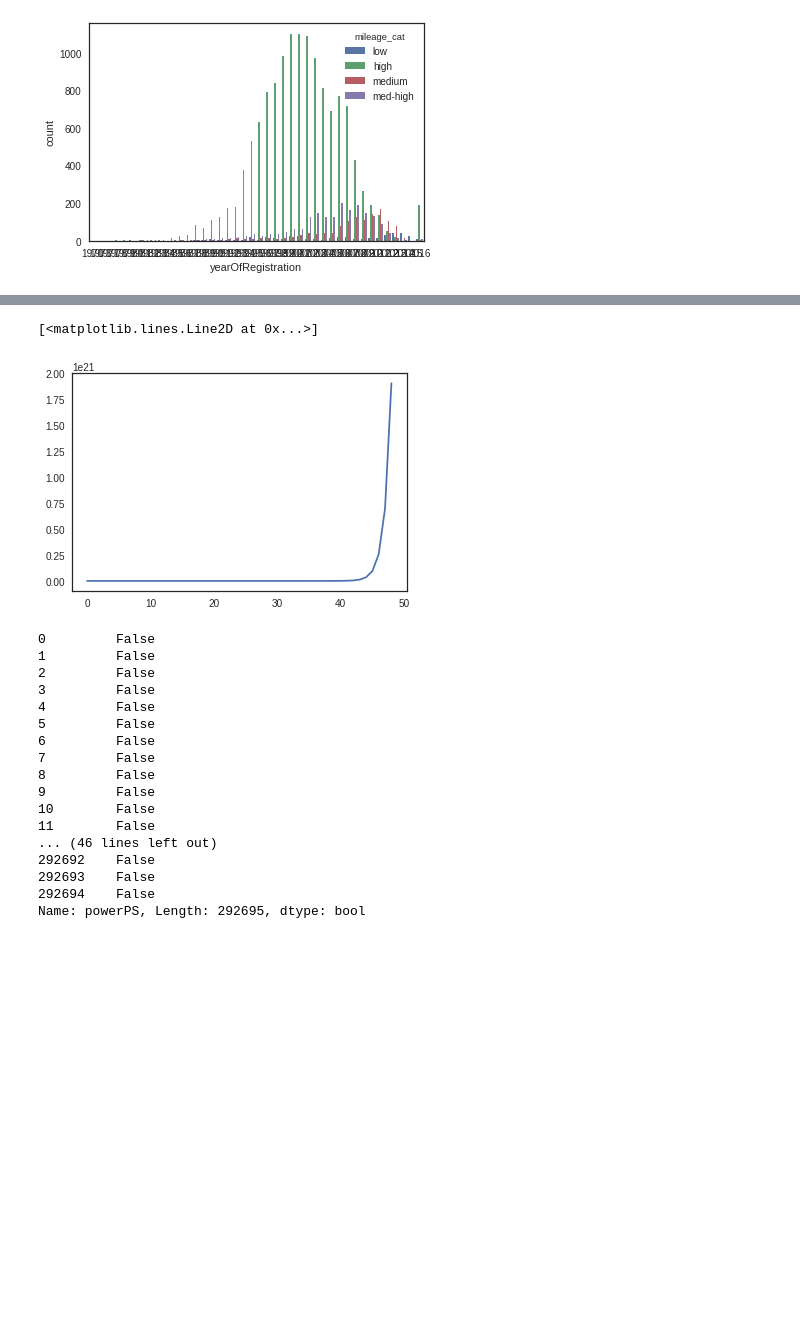
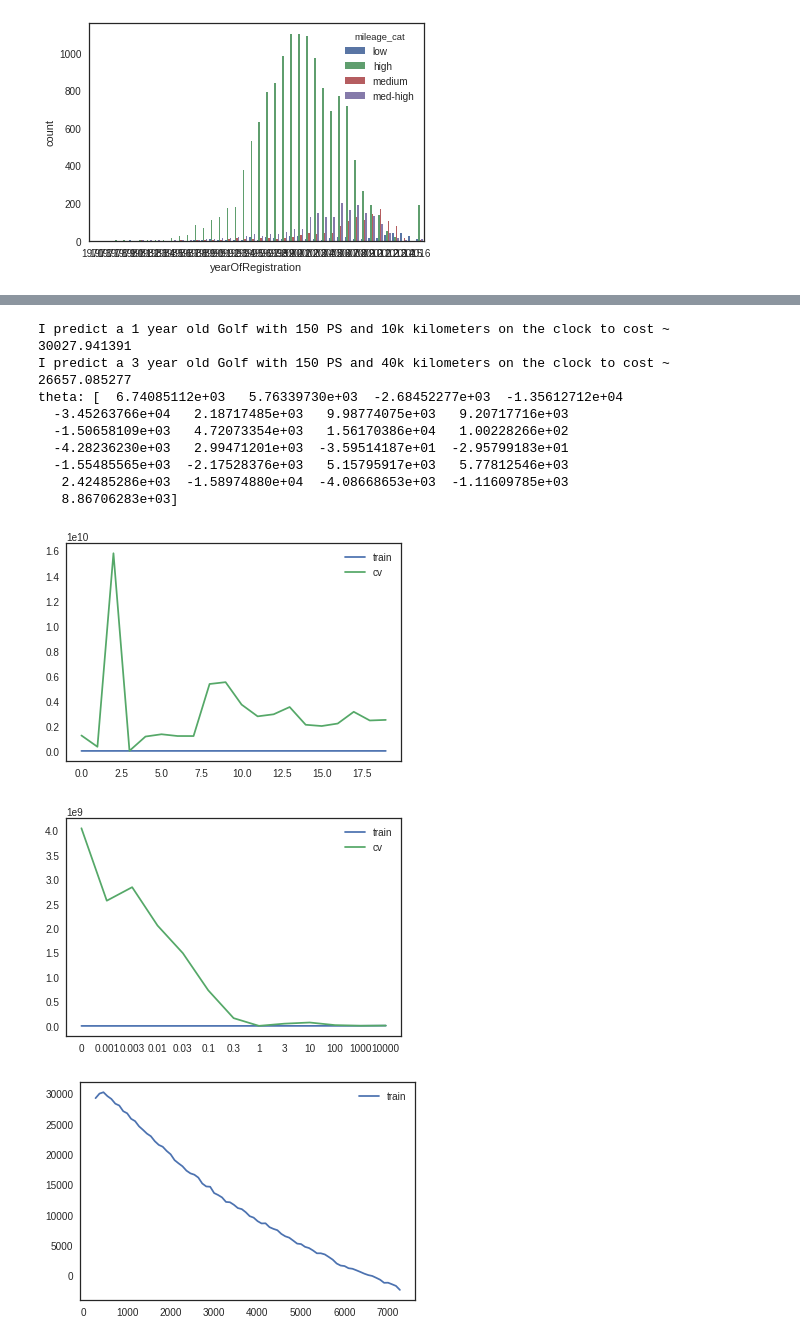
Before and after one commit to jonathanschmitz/car-price-modelling, a Jupyter notebook: car-prices.ipynb, the cells around one changed output, grey strips where cells are left out. Drawn from its saved outputs; the diff is of its cells as text; code cells hidden in the pictures; blank space fills up the shorter version.

```diff
--- a/car-prices.ipynb
+++ b/car-prices.ipynb
@@ -155,25 +155,19 @@ theta: [  5.78075234e+03   7.09490134e+03  -3.79643188e+03  -1.90589724e+04
-# %%
-plt.plot(np.exp(np.arange(1, 50)))
-# %% [output]
-[<matplotlib.lines.Line2D at 0x...>]
-[figure, removed]
-# %%
-cars.powerPS < 1
-# %% [output]
-0         False
-1         False
-2         False
-3         False
-4         False
-5         False
-6         False
-7         False
-8         False
-9         False
-10        False
-11        False
-... (46 lines left out)
-292692    False
-292693    False
-292694    False
-Name: powerPS, Length: 292695, dtype: bool
+# %%
+# try to fit model
+import main
+import importlib
+importlib.reload(main)
+main.fit_params(cars[cars.model=="3er"].loc[:, ("powerPS", "kilometer", "age")], cars.price[cars.model=="3er"])
+# %% [output]
+I predict a 1 year old Golf with 150 PS and 10k kilometers on the clock to cost ~ 30027.941391
+I predict a 3 year old Golf with 150 PS and 40k kilometers on the clock to cost ~ 26657.085277
+theta: [  6.74085112e+03   5.76339730e+03  -2.68452277e+03  -1.35612712e+04
+  -3.45263766e+04   2.18717485e+03   9.98774075e+03   9.20717716e+03
+  -1.50658109e+03   4.72073354e+03   1.56170386e+04   1.00228266e+02
+  -4.28236230e+03   2.99471201e+03  -3.59514187e+01  -2.95799183e+01
+  -1.55485565e+03  -2.17528376e+03   5.15795917e+03   5.77812546e+03
+   2.42485286e+03  -1.58974880e+04  -4.08668653e+03  -1.11609785e+03
+   8.86706283e+03]
+[figure, added]
+[figure, added]
+[figure, added]
```
Also changed, not shown: parts of 3 cells of this notebook, 1 other file.
